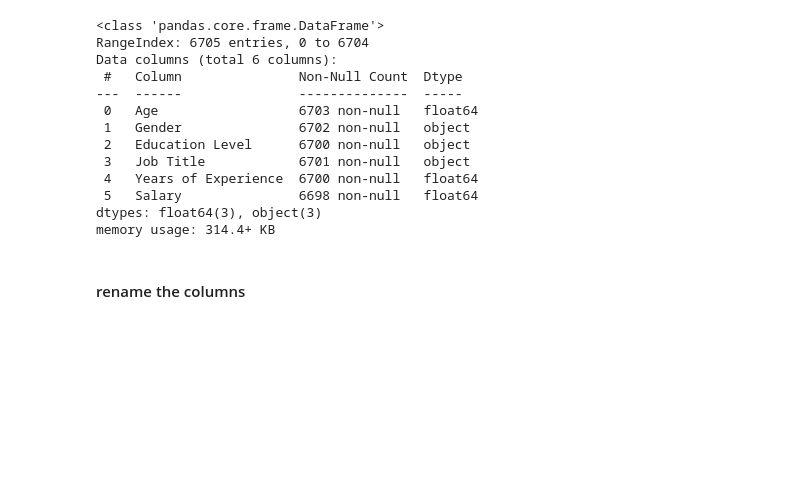
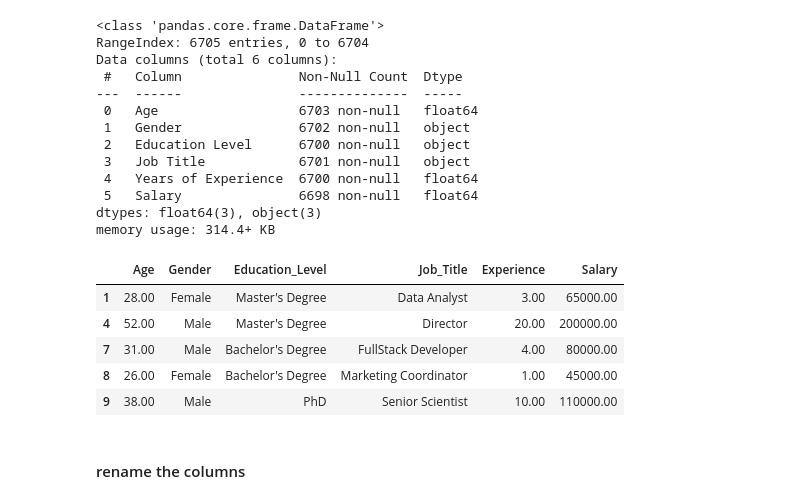
Before and after one commit to Bytecode-Magnum/Salary_Data_ExploratoryDataAnalysis, a Jupyter notebook: Salary_dataset.ipynb, the cells around one changed output. Drawn from its saved outputs; the diff is of its cells as text; code cells hidden in the pictures; blank space fills up the shorter version.

```diff
--- a/Salary_dataset.ipynb
+++ b/Salary_dataset.ipynb
@@ -3,7 +3,7 @@
 # %%
 import numpy as np
 import pandas as pd
-df=pd.read_csv('./data/Salary_Data.csv')
+df=pd.read_csv('Salary_Data.csv')
 # %%
 pd.set_option('display.float_format','{:.2f}'.format)
 # %%
@@ -22,6 +22,15 @@ Data columns (total 6 columns):
  5   Salary               6698 non-null   float64
 dtypes: float64(3), object(3)
 memory usage: 314.4+ KB
+# %%
+df.head()
+# %% [output]
+|  | Age | Gender | Education_Level | Job_Title | Experience | Salary |
+| 1 | 28.00 | Female | Master's Degree | Data Analyst | 3.00 | 65000.00 |
+| 4 | 52.00 | Male | Master's Degree | Director | 20.00 | 200000.00 |
+| 7 | 31.00 | Male | Bachelor's Degree | FullStack Developer | 4.00 | 80000.00 |
+| 8 | 26.00 | Female | Bachelor's Degree | Marketing Coordinator | 1.00 | 45000.00 |
+| 9 | 38.00 | Male | PhD | Senior Scientist | 10.00 | 110000.00 |
 # %% [markdown]
 #### rename the columns
 # %%
```
